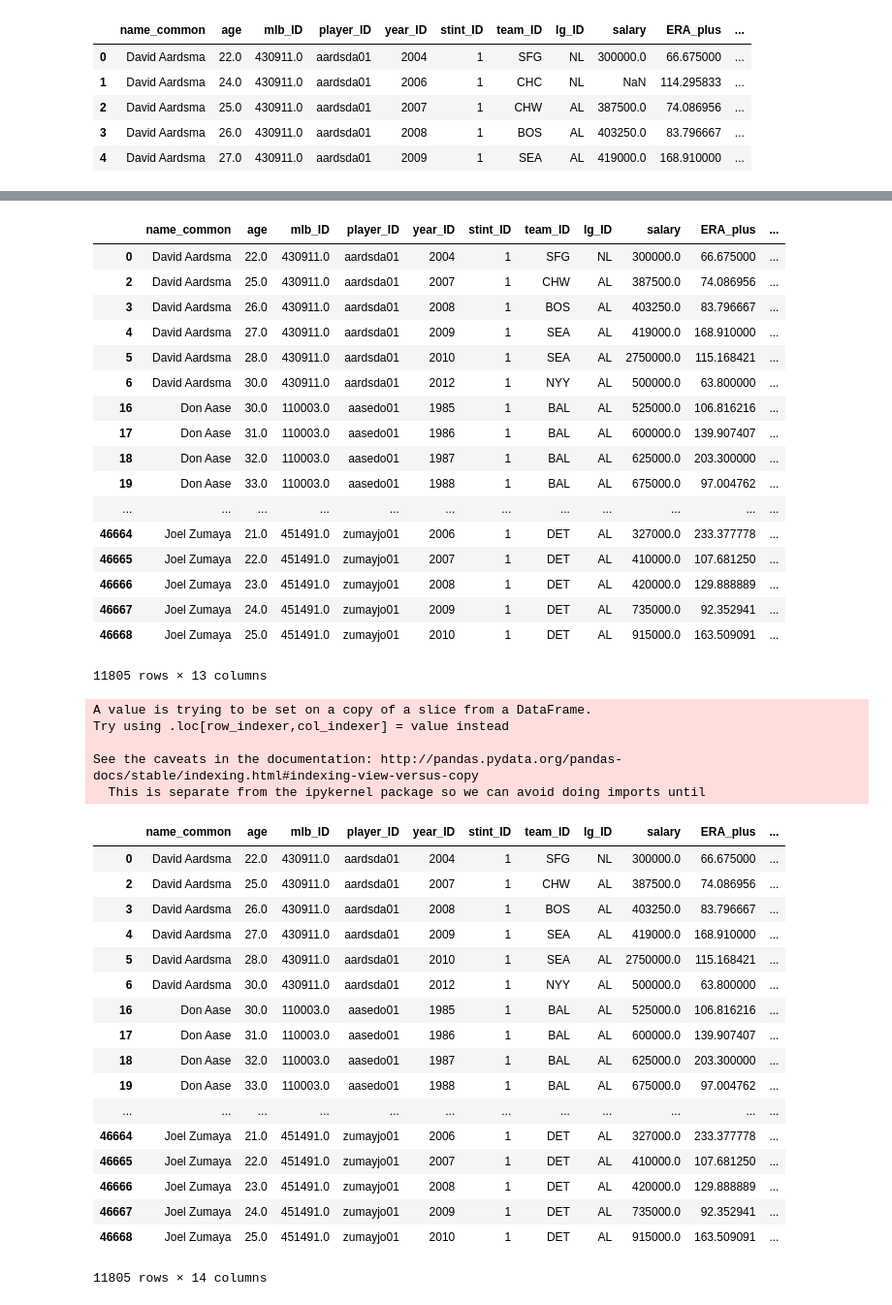
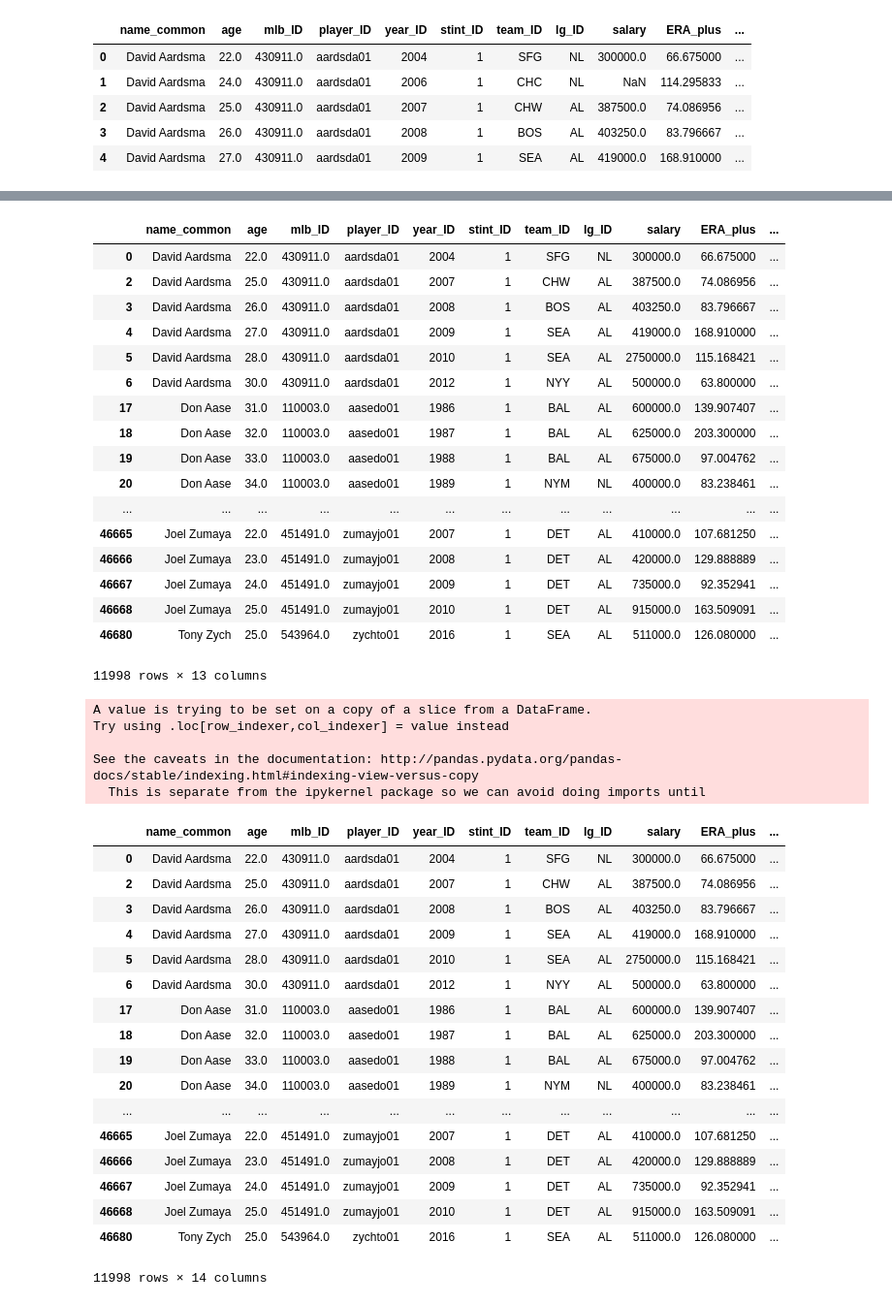
Before and after one commit to DavidJeffPhillips/Project1, a Jupyter notebook: Cleaning_Raw_Pitcher_Data.ipynb, the cells around one changed output, grey strips where cells are left out. Shown at 97% size. Cells and saved outputs as stored; diff of their text form; code cells hidden in the pictures.

Commit message:
adjusted years to 1986 to 2016, updated cleaning notebooks, clean csvs

```diff
--- a/Cleaning_Raw_Pitcher_Data.ipynb
+++ b/Cleaning_Raw_Pitcher_Data.ipynb
@@ -23,8 +23,8 @@ PrelimPitch_df.head()
 | 3 | David Aardsma | 26.0 | 430911.0 | aardsda01 | 2008 | 1 | BOS | AL | 403250.0 | 83.796667 | ... |
 | 4 | David Aardsma | 27.0 | 430911.0 | aardsda01 | 2009 | 1 | SEA | AL | 419000.0 | 168.910000 | ... |
 # %%
-PrelimPitch_df = PrelimPitch_df[PrelimPitch_df["year_ID"]>1984]
-PrelimPitch_df = PrelimPitch_df[PrelimPitch_df["year_ID"]<2016]
+PrelimPitch_df = PrelimPitch_df[PrelimPitch_df["year_ID"]>1985]
+PrelimPitch_df = PrelimPitch_df[PrelimPitch_df["year_ID"]<2017]
 PrelimPitch_df
 # %% [output]
 |  | name_common | age | mlb_ID | player_ID | year_ID | stint_ID | team_ID | lg_ID | salary | ERA_plus | ... |
@@ -90,46 +90,46 @@ CleanPitch_df
 | 4 | David Aardsma | 27.0 | 430911.0 | aardsda01 | 2009 | 1 | SEA | AL | 419000.0 | 168.910000 | ... |
 | 5 | David Aardsma | 28.0 | 430911.0 | aardsda01 | 2010 | 1 | SEA | AL | 2750000.0 | 115.168421 | ... |
 | 6 | David Aardsma | 30.0 | 430911.0 | aardsda01 | 2012 | 1 | NYY | AL | 500000.0 | 63.800000 | ... |
-| 16 | Don Aase | 30.0 | 110003.0 | aasedo01 | 1985 | 1 | BAL | AL | 525000.0 | 106.816216 | ... |
 | 17 | Don Aase | 31.0 | 110003.0 | aasedo01 | 1986 | 1 | BAL | AL | 600000.0 | 139.907407 | ... |
 | 18 | Don Aase | 32.0 | 110003.0 | aasedo01 | 1987 | 1 | BAL | AL | 625000.0 | 203.300000 | ... |
 | 19 | Don Aase | 33.0 | 110003.0 | aasedo01 | 1988 | 1 | BAL | AL | 675000.0 | 97.004762 | ... |
+| 20 | Don Aase | 34.0 | 110003.0 | aasedo01 | 1989 | 1 | NYM | NL | 400000.0 | 83.238461 | ... |
 | ... | ... | ... | ... | ... | ... | ... | ... | ... | ... | ... | ... |
-| 46664 | Joel Zumaya | 21.0 | 451491.0 | zumayjo01 | 2006 | 1 | DET | AL | 327000.0 | 233.377778 | ... |
 | 46665 | Joel Zumaya | 22.0 | 451491.0 | zumayjo01 | 2007 | 1 | DET | AL | 410000.0 | 107.681250 | ... |
 | 46666 | Joel Zumaya | 23.0 | 451491.0 | zumayjo01 | 2008 | 1 | DET | AL | 420000.0 | 129.888889 | ... |
 | 46667 | Joel Zumaya | 24.0 | 451491.0 | zumayjo01 | 2009 | 1 | DET | AL | 735000.0 | 92.352941 | ... |
 | 46668 | Joel Zumaya | 25.0 | 451491.0 | zumayjo01 | 2010 | 1 | DET | AL | 915000.0 | 163.509091 | ... |
+| 46680 | Tony Zych | 25.0 | 543964.0 | zychto01 | 2016 | 1 | SEA | AL | 511000.0 | 126.080000 | ... |
-11805 rows × 13 columns
+11998 rows × 13 columns
 # %%
-salary_adj = CleanPitch_df.apply(lambda x: cpi.inflate(x['salary'], x['year_ID'], to=2015), axis=1)
+salary_adj = CleanPitch_df.apply(lambda x: cpi.inflate(x['salary'], x['year_ID'], to=2016), axis=1)
 salary_adj
 CleanPitch_df['adjusted_sal'] = salary_adj
 CleanPitch_df
 # %% [output]
 A value is trying to be set on a copy of a slice from a DataFrame.
 Try using .loc[row_indexer,col_indexer] = value instead
 
 See the caveats in the documentation: http://pandas.pydata.org/pandas-docs/stable/indexing.html#indexing-view-versus-copy
   This is separate from the ipykernel package so we can avoid doing imports until
 |  | name_common | age | mlb_ID | player_ID | year_ID | stint_ID | team_ID | lg_ID | salary | ERA_plus | ... |
 | 0 | David Aardsma | 22.0 | 430911.0 | aardsda01 | 2004 | 1 | SFG | NL | 300000.0 | 66.675000 | ... |
 | 2 | David Aardsma | 25.0 | 430911.0 | aardsda01 | 2007 | 1 | CHW | AL | 387500.0 | 74.086956 | ... |
 | 3 | David Aardsma | 26.0 | 430911.0 | aardsda01 | 2008 | 1 | BOS | AL | 403250.0 | 83.796667 | ... |
 | 4 | David Aardsma | 27.0 | 430911.0 | aardsda01 | 2009 | 1 | SEA | AL | 419000.0 | 168.910000 | ... |
 | 5 | David Aardsma | 28.0 | 430911.0 | aardsda01 | 2010 | 1 | SEA | AL | 2750000.0 | 115.168421 | ... |
 | 6 | David Aardsma | 30.0 | 430911.0 | aardsda01 | 2012 | 1 | NYY | AL | 500000.0 | 63.800000 | ... |
-| 16 | Don Aase | 30.0 | 110003.0 | aasedo01 | 1985 | 1 | BAL | AL | 525000.0 | 106.816216 | ... |
 | 17 | Don Aase | 31.0 | 110003.0 | aasedo01 | 1986 | 1 | BAL | AL | 600000.0 | 139.907407 | ... |
 | 18 | Don Aase | 32.0 | 110003.0 | aasedo01 | 1987 | 1 | BAL | AL | 625000.0 | 203.300000 | ... |
 | 19 | Don Aase | 33.0 | 110003.0 | aasedo01 | 1988 | 1 | BAL | AL | 675000.0 | 97.004762 | ... |
+| 20 | Don Aase | 34.0 | 110003.0 | aasedo01 | 1989 | 1 | NYM | NL | 400000.0 | 83.238461 | ... |
 | ... | ... | ... | ... | ... | ... | ... | ... | ... | ... | ... | ... |
-| 46664 | Joel Zumaya | 21.0 | 451491.0 | zumayjo01 | 2006 | 1 | DET | AL | 327000.0 | 233.377778 | ... |
 | 46665 | Joel Zumaya | 22.0 | 451491.0 | zumayjo01 | 2007 | 1 | DET | AL | 410000.0 | 107.681250 | ... |
 | 46666 | Joel Zumaya | 23.0 | 451491.0 | zumayjo01 | 2008 | 1 | DET | AL | 420000.0 | 129.888889 | ... |
 | 46667 | Joel Zumaya | 24.0 | 451491.0 | zumayjo01 | 2009 | 1 | DET | AL | 735000.0 | 92.352941 | ... |
 | 46668 | Joel Zumaya | 25.0 | 451491.0 | zumayjo01 | 2010 | 1 | DET | AL | 915000.0 | 163.509091 | ... |
+| 46680 | Tony Zych | 25.0 | 543964.0 | zychto01 | 2016 | 1 | SEA | AL | 511000.0 | 126.080000 | ... |
-11805 rows × 14 columns
+11998 rows × 14 columns
 # %%
 CleanPitch_df["team_ID"] = CleanPitch_df["team_ID"].replace(
     {"CAL": "LAA", "ANA": "LAA", "MON": "WSN", "TBD": "TBR", "FLA": "MIA"})
```
Also changed, not shown: parts of 3 cells of this notebook, 3 other files.
